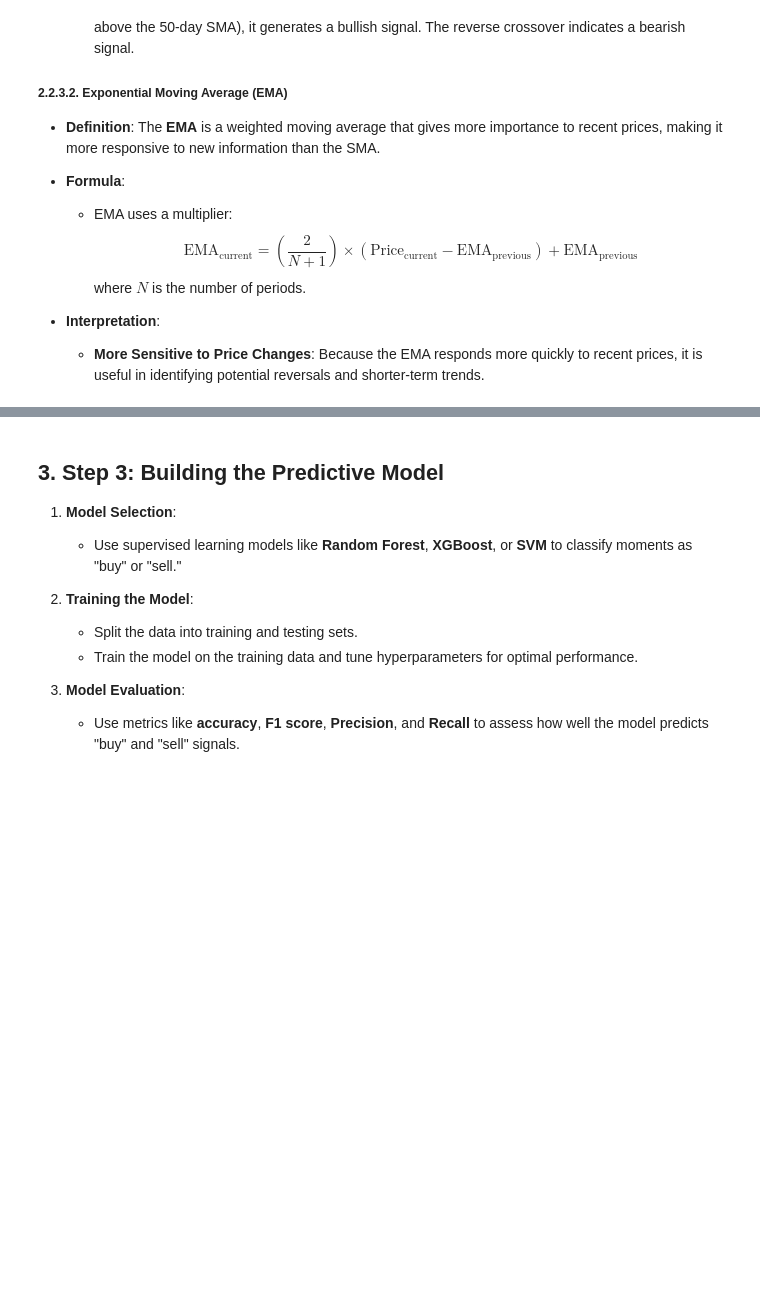
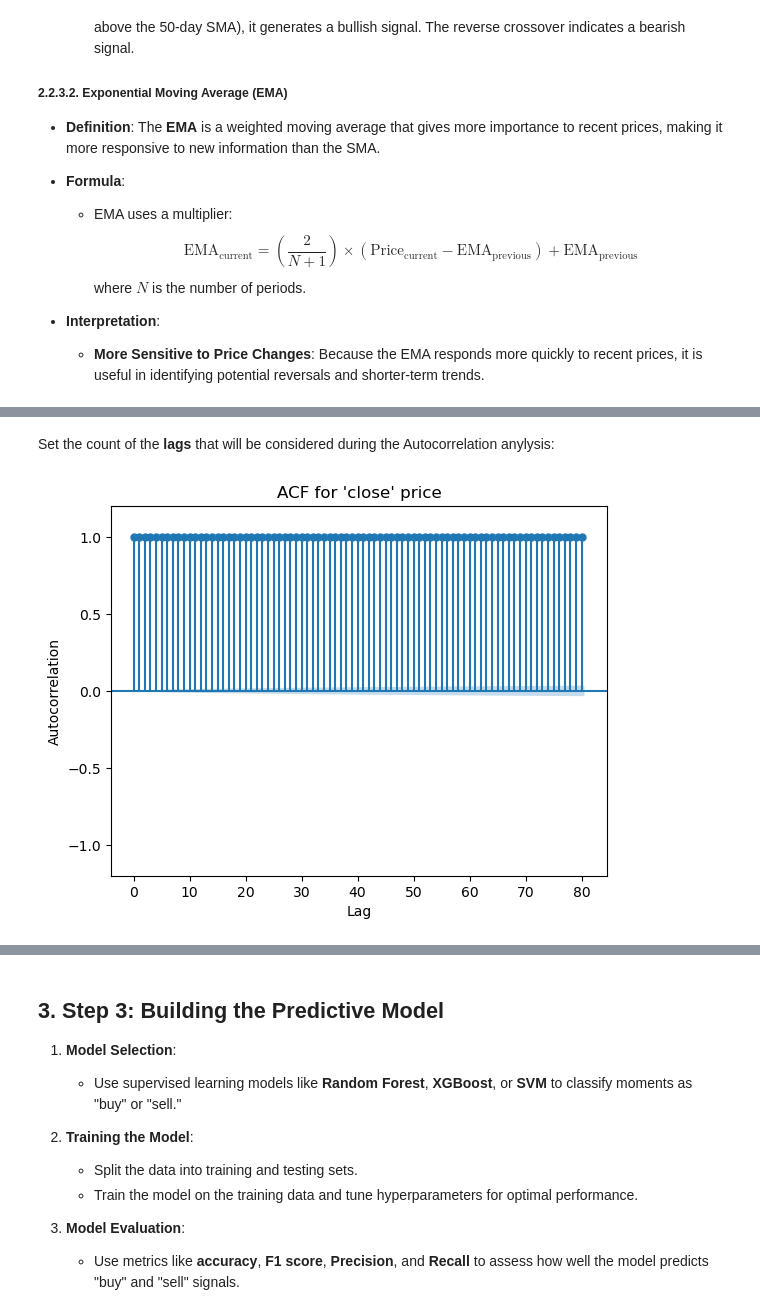
Before and after one commit to kostadinlambov/Algorithmic-Trading-Bot, a Jupyter notebook: Notebook/Algorithmic Trading Bot.ipynb, the cells around one changed output, grey strips where cells are left out. Saved outputs shown, nothing was run; the diff lists cells and outputs as text; code cells hidden in the pictures; blank space fills up the shorter version.

```diff
--- a/Notebook/Algorithmic Trading Bot.ipynb
+++ b/Notebook/Algorithmic Trading Bot.ipynb
@@ -354,0 +542,14 @@ btc_price_data_1_year = calculate_moving_averages(btc_price_data_1_year)
+# %% [markdown]
+Set the count of the **lags** that will be considered during the Autocorrelation anylysis:
+# %%
+lags = 80
+# %%
+plot_acf(btc_price_data_1_year.close, lags = lags)
+plt.ylim(-1.2, 1.2)
+
+plt.xlabel('Lag')
+plt.ylabel('Autocorrelation')
+plt.title('ACF for \'close\' price')
+plt.show()
+# %% [output]
+[figure, added]
```
Also changed, not shown: parts of 106 cells of this notebook, 9 other files.
